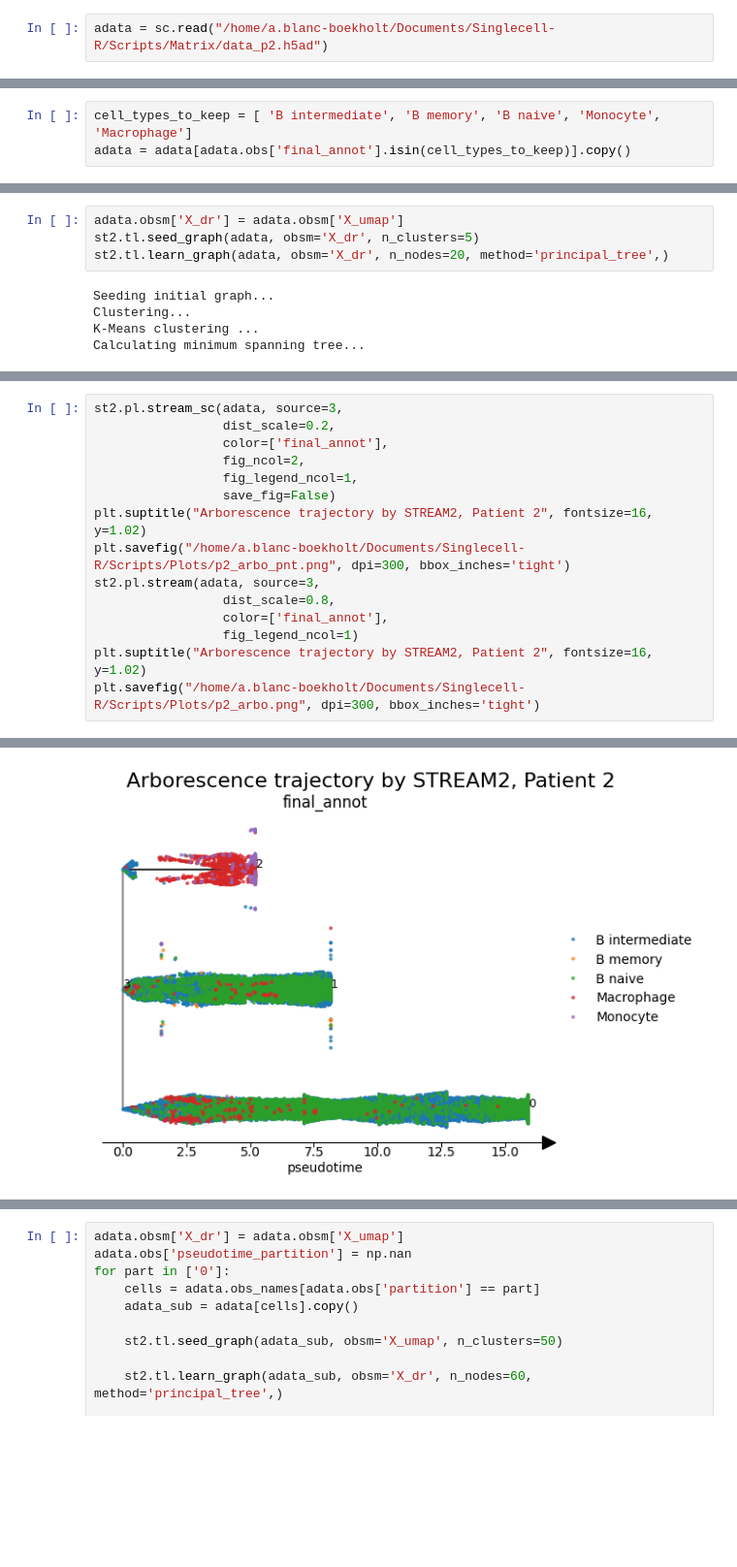
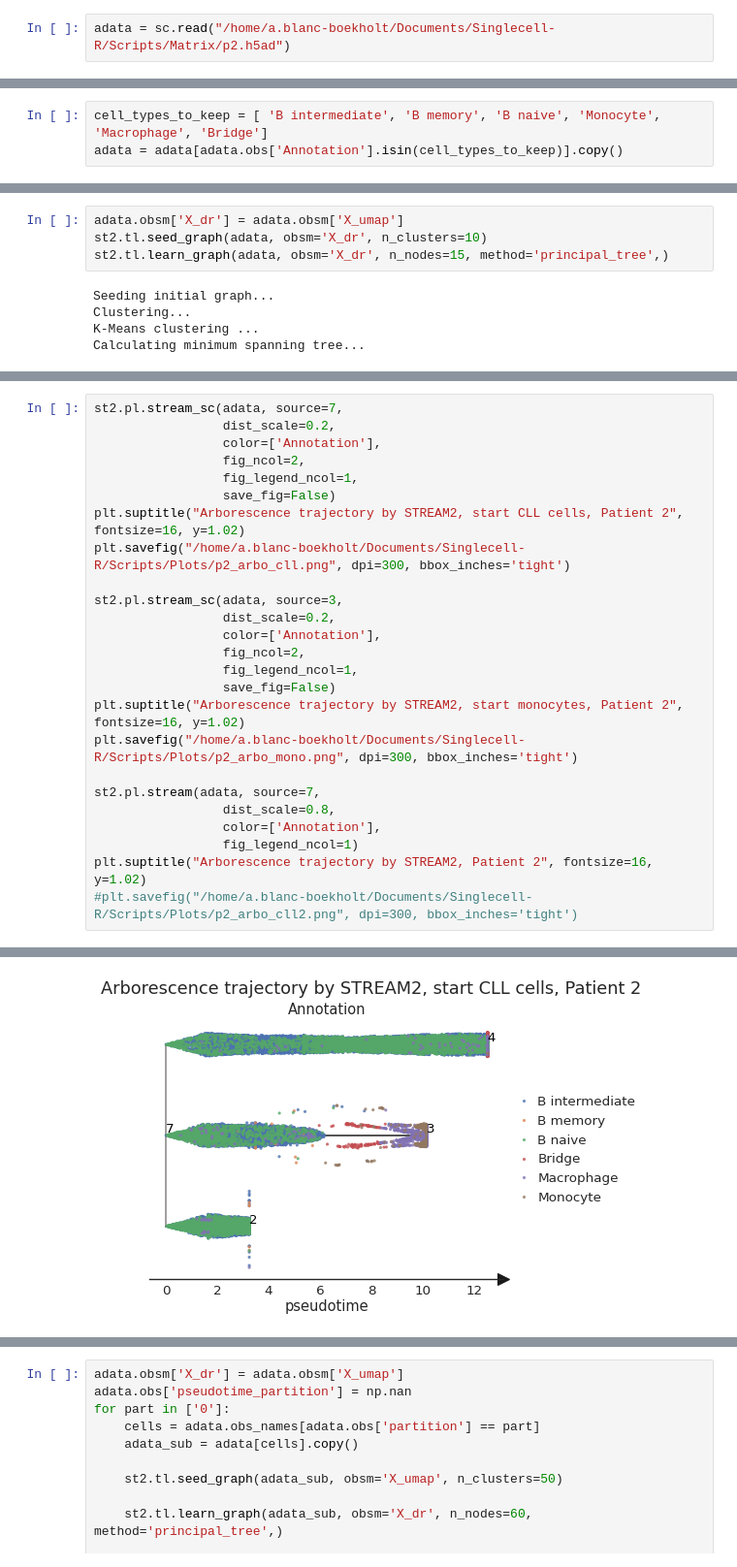
Before and after one commit to Augugustine/CITE-seq-analysis-CLL, a Jupyter notebook: 2-Analysis/Trajectory/STREAM2_patient2.ipynb, the cells around one changed output, grey strips where cells are left out. Shown at 97% size. Saved outputs shown, nothing was run; the diff lists cells and outputs as text; blank space fills up the shorter version.

Commit message:
update stream

```diff
--- a/2-Analysis/Trajectory/STREAM2_patient2.ipynb
+++ b/2-Analysis/Trajectory/STREAM2_patient2.ipynb
@@ -12,4 +12,4 @@ import scanpy as sc
 import matplotlib.pyplot as plt
 #!pip3 install leidenalg
 # %%
-adata = sc.read("/home/a.blanc-boekholt/Documents/Singlecell-R/Scripts/Matrix/data_p2.h5ad")
+adata = sc.read("/home/a.blanc-boekholt/Documents/Singlecell-R/Scripts/Matrix/p2.h5ad")
@@ -33,4 +36,4 @@ plt.savefig("/home/a.blanc-boekholt/Documents/Singlecell-R/Scripts/Plots/ncount_
 # %%
-cell_types_to_keep = [ 'B intermediate', 'B memory', 'B naive', 'Monocyte', 'Macrophage']
-adata = adata[adata.obs['final_annot'].isin(cell_types_to_keep)].copy()
+cell_types_to_keep = [ 'B intermediate', 'B memory', 'B naive', 'Monocyte', 'Macrophage', 'Bridge']
+adata = adata[adata.obs['Annotation'].isin(cell_types_to_keep)].copy()
 # %%
@@ -103,8 +106,8 @@ plt.savefig("/home/a.blanc-boekholt/Documents/Singlecell-R/Scripts/Plots/graph_v
 [figure]
 # %%
 adata.obsm['X_dr'] = adata.obsm['X_umap']
-st2.tl.seed_graph(adata, obsm='X_dr', n_clusters=5)
-st2.tl.learn_graph(adata, obsm='X_dr', n_nodes=20, method='principal_tree',)
+st2.tl.seed_graph(adata, obsm='X_dr', n_clusters=10)
+st2.tl.learn_graph(adata, obsm='X_dr', n_nodes=15, method='principal_tree',)
 # %% [output]
 Seeding initial graph...
 Clustering...
@@ -113,18 +120,28 @@ Calculating minimum spanning tree...
 # %%
-st2.pl.stream_sc(adata, source=3,
+st2.pl.stream_sc(adata, source=7,
                  dist_scale=0.2,
-                 color=['final_annot'],
+                 color=['Annotation'],
                  fig_ncol=2,
                  fig_legend_ncol=1,
                  save_fig=False)
-plt.suptitle("Arborescence trajectory by STREAM2, Patient 2", fontsize=16, y=1.02)
-plt.savefig("/home/a.blanc-boekholt/Documents/Singlecell-R/Scripts/Plots/p2_arbo_pnt.png", dpi=300, bbox_inches='tight')
-st2.pl.stream(adata, source=3,
+plt.suptitle("Arborescence trajectory by STREAM2, start CLL cells, Patient 2", fontsize=16, y=1.02)
+plt.savefig("/home/a.blanc-boekholt/Documents/Singlecell-R/Scripts/Plots/p2_arbo_cll.png", dpi=300, bbox_inches='tight')
+
+st2.pl.stream_sc(adata, source=3,
+                 dist_scale=0.2,
+                 color=['Annotation'],
+                 fig_ncol=2,
+                 fig_legend_ncol=1,
+                 save_fig=False)
+plt.suptitle("Arborescence trajectory by STREAM2, start monocytes, Patient 2", fontsize=16, y=1.02)
+plt.savefig("/home/a.blanc-boekholt/Documents/Singlecell-R/Scripts/Plots/p2_arbo_mono.png", dpi=300, bbox_inches='tight')
+
+st2.pl.stream(adata, source=7,
                  dist_scale=0.8,
-                 color=['final_annot'],
+                 color=['Annotation'],
                  fig_legend_ncol=1)
 plt.suptitle("Arborescence trajectory by STREAM2, Patient 2", fontsize=16, y=1.02)
-plt.savefig("/home/a.blanc-boekholt/Documents/Singlecell-R/Scripts/Plots/p2_arbo.png", dpi=300, bbox_inches='tight')
+#plt.savefig("/home/a.blanc-boekholt/Documents/Singlecell-R/Scripts/Plots/p2_arbo_cll2.png", dpi=300, bbox_inches='tight')
 # %% [output]
 You are setting values through chained assignment. Currently this works in certain cases, but when using Copy-on-Write (which will become the default behaviour in pandas 3.0) this will never work to u ...
 A typical example is when you are setting values in a column of a DataFrame, like:
@@ -146 +164 @@ See the caveats in the documentation: https://pandas.pydata.org/pandas-docs/stab
-[figure, old version]
+[figure, new version]
```
Also changed, not shown: parts of 11 cells of this notebook, 1 other file.
